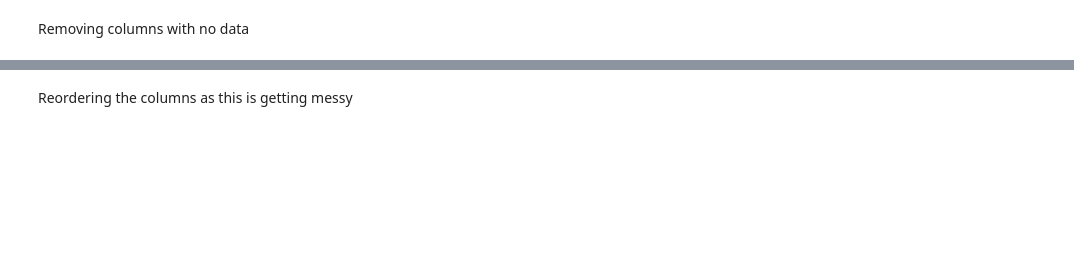
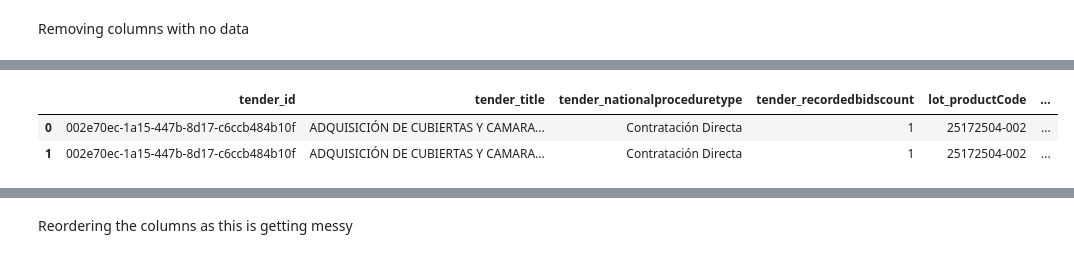
Before and after one commit to aidanlockwood20/MXN442-Assignment2-Project, a Jupyter notebook: report.ipynb, the cells around one changed output, grey strips where cells are left out. Cells and saved outputs as stored; diff of their text form; code cells hidden in the pictures; blank space fills up the shorter version.

```diff
--- a/report.ipynb
+++ b/report.ipynb
@@ -1011,0 +1069,6 @@ full_pharmaceutical_df
+# %%
+full_pharmaceutical_df[full_pharmaceutical_df['tender_publications_lastcontract'] == 'https://www.contrataciones.gov.py:443/datos/api/v2/doc/ocds/contract/211905-pascual-manuel-villalba-rojas-8']
+# %% [output]
+|  | tender_id | tender_title | tender_nationalproceduretype | tender_recordedbidscount | lot_productCode | ... |
+| 0 | 002e70ec-1a15-447b-8d17-c6ccb484b10f | ADQUISICIÓN DE CUBIERTAS Y CAMARA... | Contratación Directa | 1 | 25172504-002 | ... |
+| 1 | 002e70ec-1a15-447b-8d17-c6ccb484b10f | ADQUISICIÓN DE CUBIERTAS Y CAMARA... | Contratación Directa | 1 | 25172504-002 | ... |
```
Also changed, not shown: parts of 19 cells of this notebook, 1 other file.
